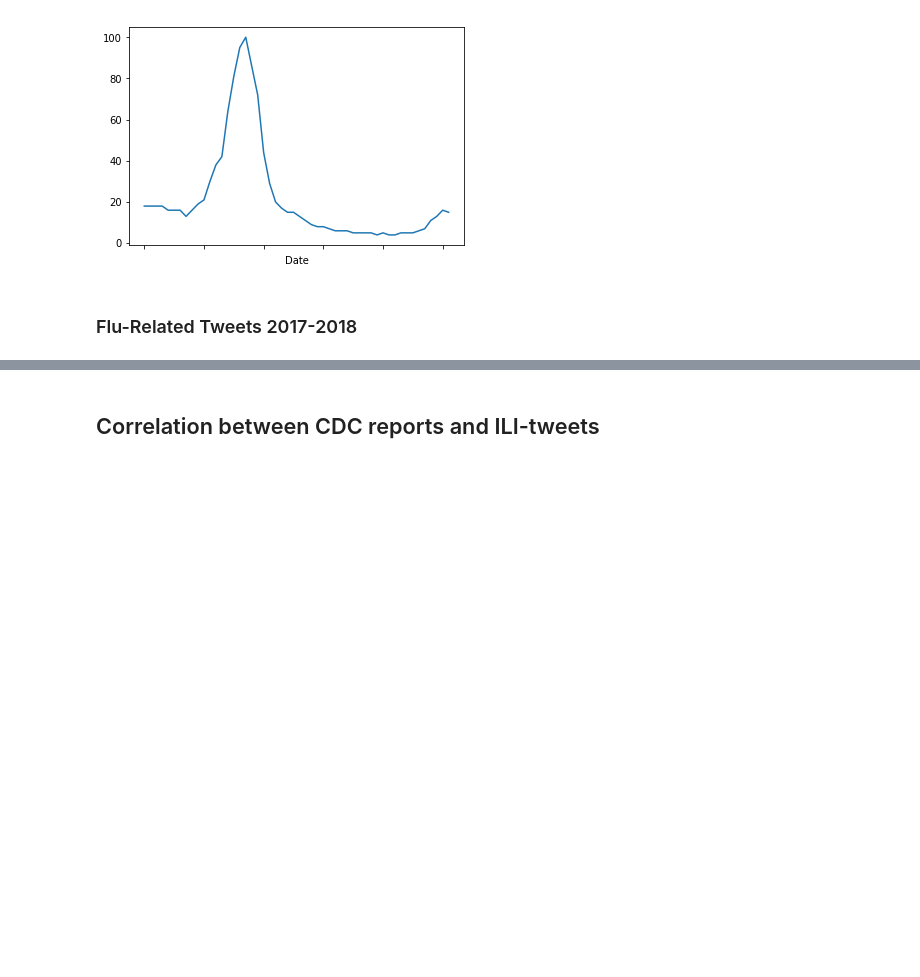
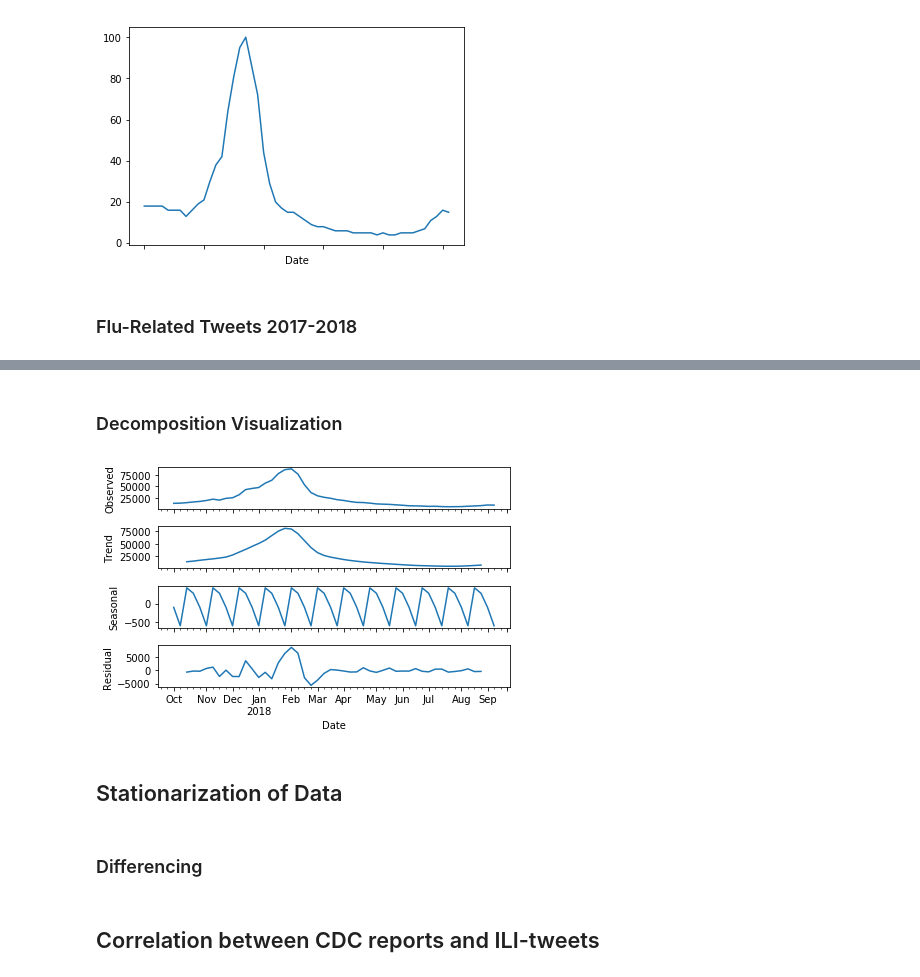
Before and after one commit to paulinaczheng/twitter_flu_tracking, a Jupyter notebook: Extended Analysis Pipeline.ipynb, the cells around one changed output, grey strips where cells are left out. Cells and saved outputs as stored; diff of their text form; code cells hidden in the pictures; blank space fills up the shorter version.

```diff
--- a/Extended Analysis Pipeline.ipynb
+++ b/Extended Analysis Pipeline.ipynb
@@ -118,0 +153,10 @@ plt.show()
+# %% [markdown]
+### Decomposition Visualization
+# %%
+result = seasonal_decompose(cdc_df, freq=4) #every 4 weeks
+result.plot()
+plt.show()
+# %% [output]
+[figure, added]
+# %% [markdown]
+## Stationarization of Data
@@ -118,0 +165,2 @@ plt.show()
+# %% [markdown]
+### Differencing
```
Also changed, not shown: parts of 11 cells of this notebook.
